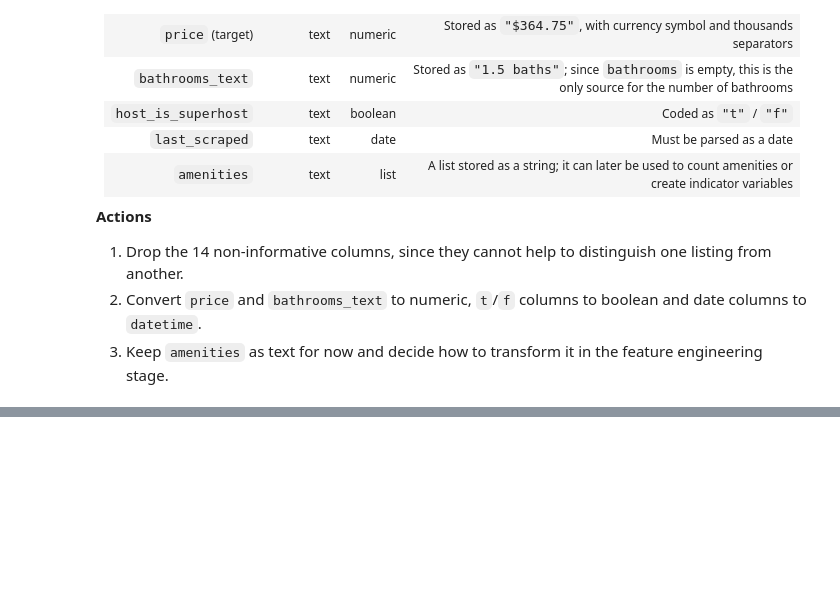
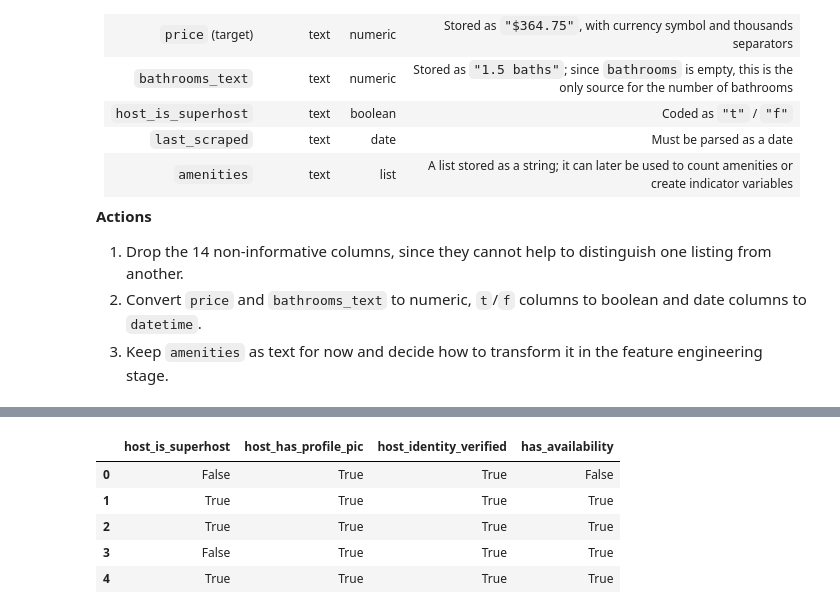
Before and after one commit to PabloMonteroRuiz/machine-learning-airbnb, a Jupyter notebook: notebooks/00_data_loading_and_types.ipynb, the cells around one changed output, grey strips where cells are left out. Saved outputs shown, nothing was run; the diff lists cells and outputs as text; code cells hidden in the pictures; blank space fills up the shorter version.

```diff
--- a/notebooks/00_data_loading_and_types.ipynb
+++ b/notebooks/00_data_loading_and_types.ipynb
@@ -105,0 +132,14 @@ df[["price", "bathrooms_text", "host_is_superhost", "last_scraped", "amenities"]
+# %%
+bool_cols = ["host_is_superhost", "host_has_profile_pic", "host_identity_verified", "has_availability"]
+
+for col in bool_cols:
+    df[col] = df[col].map({"t": True, "f": False}).astype("boolean")
+
+df[bool_cols].head()
+# %% [output]
+|  | host_is_superhost | host_has_profile_pic | host_identity_verified | has_availability |
+| 0 | False | True | True | False |
+| 1 | True | True | True | True |
+| 2 | True | True | True | True |
+| 3 | False | True | True | True |
+| 4 | True | True | True | True |
```
Also changed, not shown: parts of 8 cells of this notebook.
